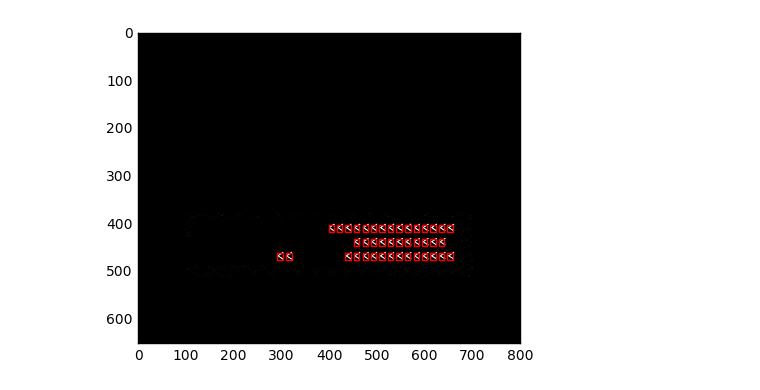
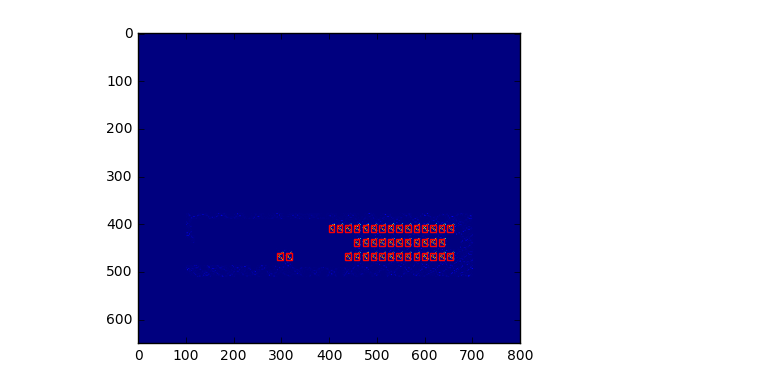
Before and after one commit to xmarvin/angle-bracket-detection-lab, a Jupyter notebook: FindCountours.ipynb, the cells around one changed output. Saved outputs shown, nothing was run; the diff lists cells and outputs as text; code cells hidden in the pictures.

```diff
--- a/FindCountours.ipynb
+++ b/FindCountours.ipynb
@@ -5,20 +5,21 @@ from matplotlib import pyplot as plt
 from matplotlib.patches import Rectangle
 %matplotlib inline
 # %%
-image = cv2.imread('sample6-highlighted.jpg')
+image = cv2.imread('sample6-highlighted.jpg', cv2.IMREAD_GRAYSCALE)
-# %%
-imgray = cv2.cvtColor(image, cv2.COLOR_BGR2GRAY)
-ret, thresh = cv2.threshold(imgray, 127, 255, 0)
-_, contours, _  = cv2.findContours(thresh, cv2.RETR_TREE, cv2.CHAIN_APPROX_SIMPLE)
 # %%
-fig,ax = plt.subplots(1)
-ax.imshow(image)
-for cords in contours:
-     x = [a[0] for a in np.squeeze(cords)]
-     y = [a[1] for a in np.squeeze(cords)]
-     minx, maxx = np.min(x), np.max(x)
-     miny, maxy = np.min(y), np.max(y)
-     rect = Rectangle((minx,miny),maxx-minx,maxy-miny,linewidth=1,edgecolor='r',facecolor='none')
-     ax.add_patch(rect)
+def show_countors(imgray):
+    ret, thresh = cv2.threshold(imgray, 127, 255, 0)
+    _, contours, _  = cv2.findContours(thresh, cv2.RETR_TREE, cv2.CHAIN_APPROX_SIMPLE)
+    fig,ax = plt.subplots(1)
+    ax.imshow(imgray)
+    for cords in contours:
+         x = [a[0] for a in np.squeeze(cords)]
+         y = [a[1] for a in np.squeeze(cords)]
+         minx, maxx = np.min(x), np.max(x)
+         miny, maxy = np.min(y), np.max(y)
+         rect = Rectangle((minx,miny),maxx-minx,maxy-miny,linewidth=1,edgecolor='r',facecolor='none')
+         ax.add_patch(rect)
-# %% [output]
-[figure, removed]
+# %%
+show_countors(image)
+# %% [output]
+[figure, added]
```
Also changed, not shown: parts of 2 cells of this notebook, 7 other files.
